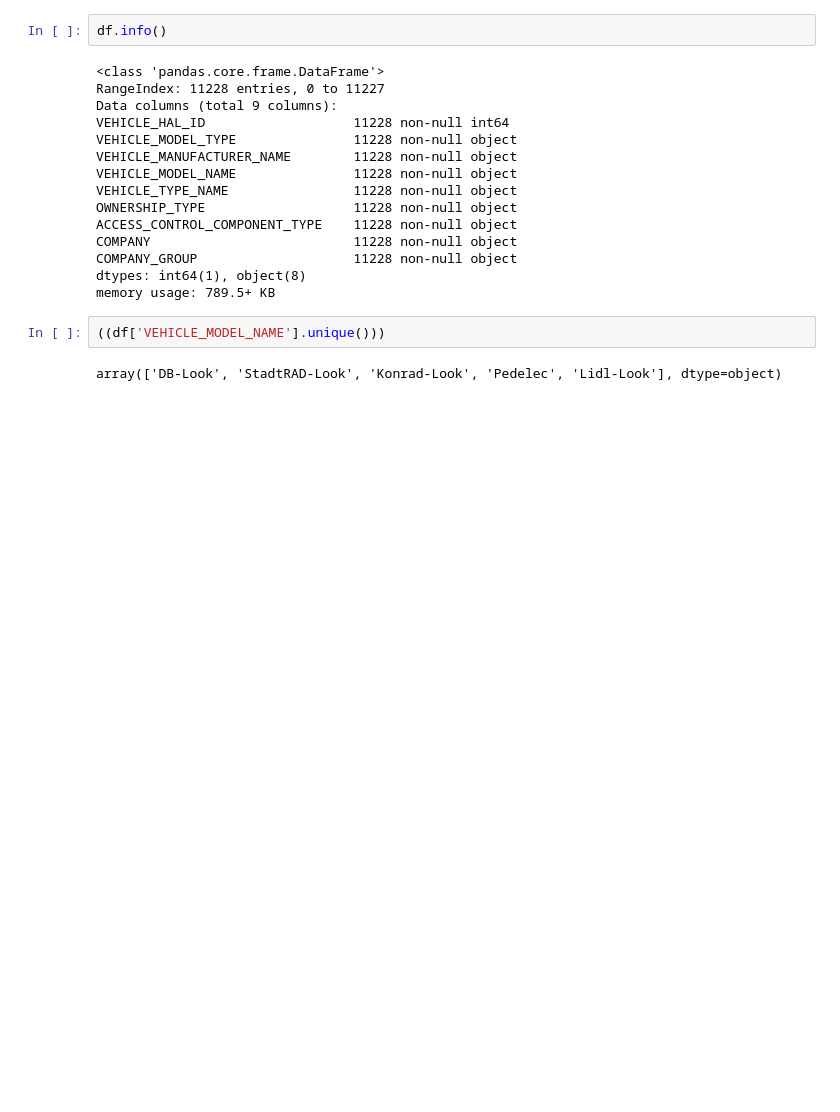
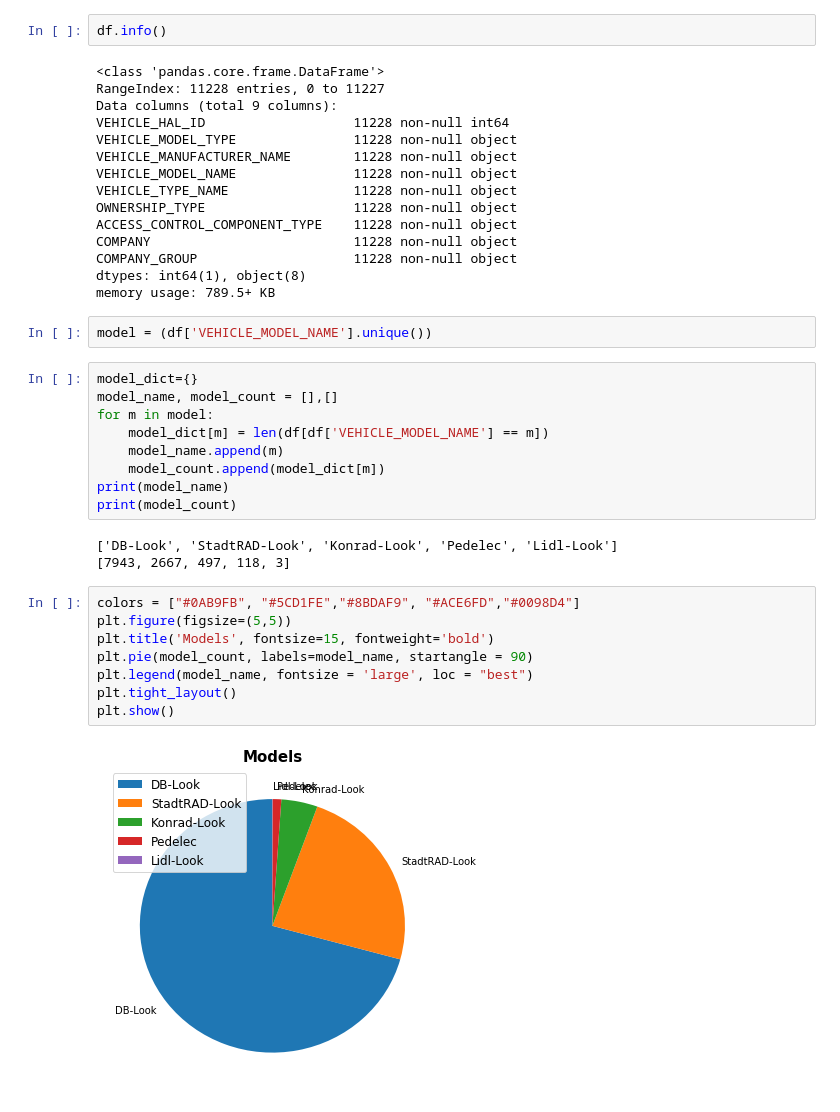
Before and after one commit to chinmaydas96/Bike_sharing, a Jupyter notebook: Vehicle.ipynb, the cells around one changed output. Cells and saved outputs as stored; diff of their text form; blank space fills up the shorter version.

Commit message:
vehicle data

```diff
--- a/Vehicle.ipynb
+++ b/Vehicle.ipynb
@@ -54,7 +54,27 @@ COMPANY_GROUP                    11228 non-null object
 dtypes: int64(1), object(8)
 memory usage: 789.5+ KB
 # %%
-((df['VEHICLE_MODEL_NAME'].unique()))
+model = (df['VEHICLE_MODEL_NAME'].unique())
-# %% [output]
-array(['DB-Look', 'StadtRAD-Look', 'Konrad-Look', 'Pedelec', 'Lidl-Look'], dtype=object)
+# %%
+model_dict={}
+model_name, model_count = [],[]
+for m in model:
+    model_dict[m] = len(df[df['VEHICLE_MODEL_NAME'] == m])
+    model_name.append(m)
+    model_count.append(model_dict[m])
+print(model_name)
+print(model_count)
+# %% [output]
+['DB-Look', 'StadtRAD-Look', 'Konrad-Look', 'Pedelec', 'Lidl-Look']
+[7943, 2667, 497, 118, 3]
+# %%
+colors = ["#0AB9FB", "#5CD1FE","#8BDAF9", "#ACE6FD","#0098D4"]
+plt.figure(figsize=(5,5))
+plt.title('Models', fontsize=15, fontweight='bold')
+plt.pie(model_count, labels=model_name, startangle = 90)
+plt.legend(model_name, fontsize = 'large', loc = "best")
+plt.tight_layout()
+plt.show()
+# %% [output]
+[figure, added]
 # %%
```
Also changed, not shown: parts of 9 cells of this notebook.
